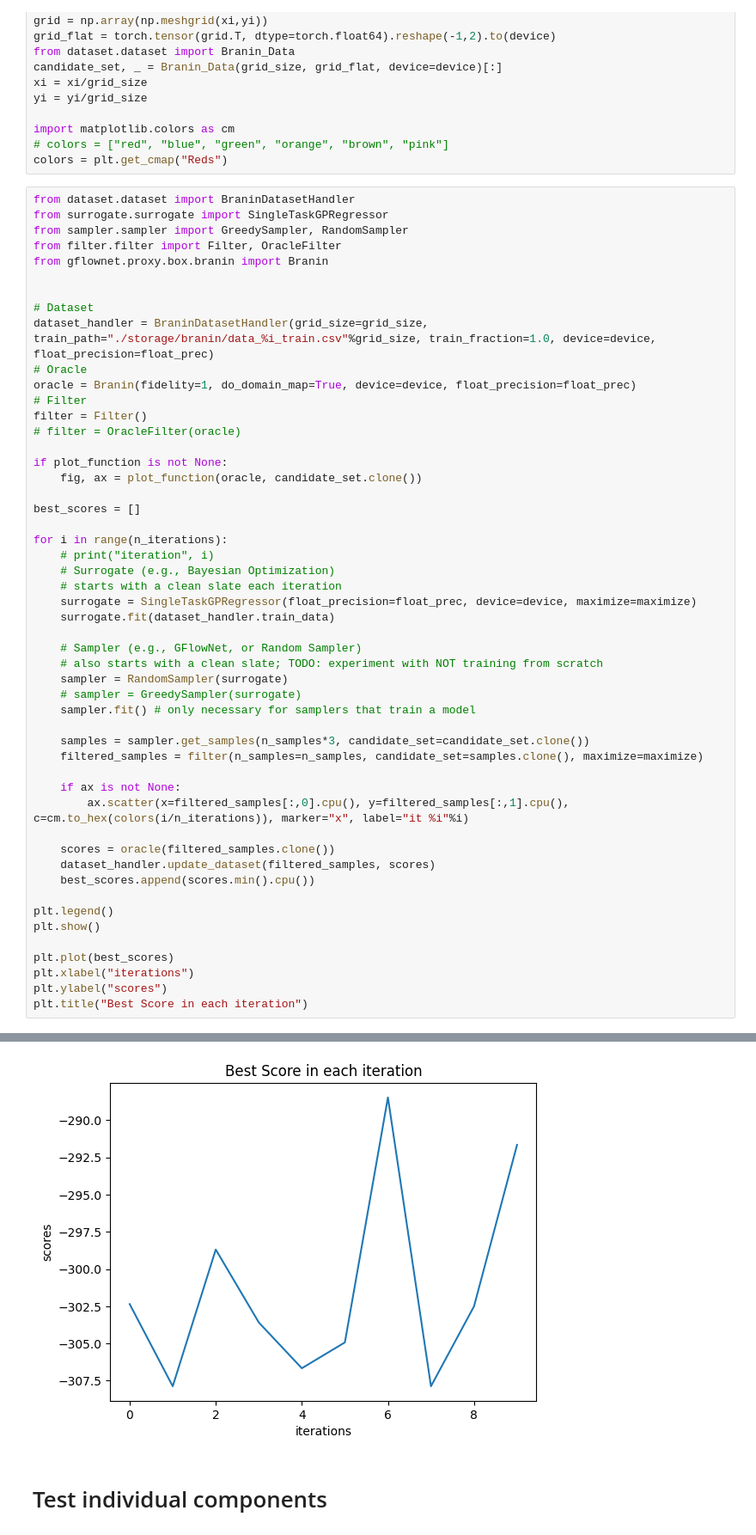
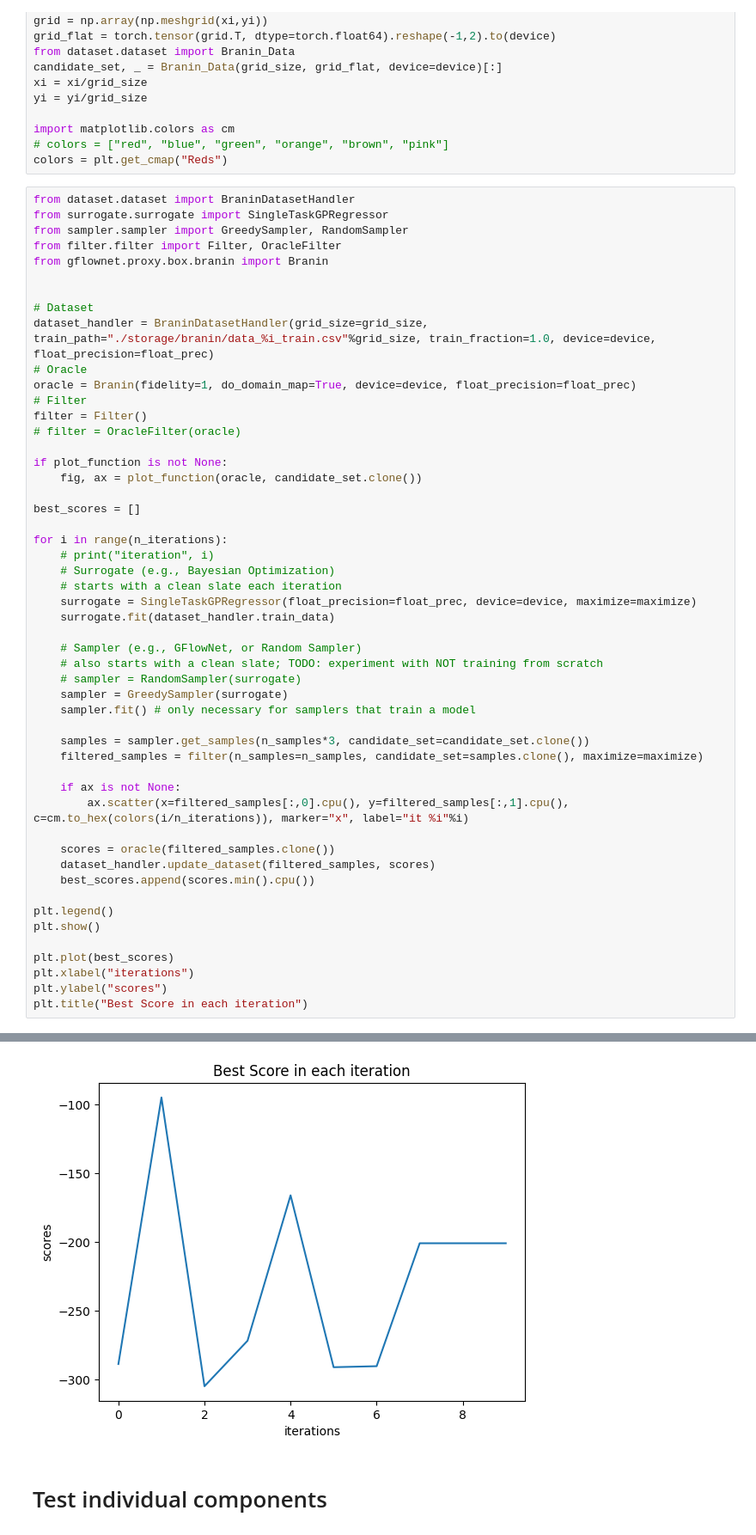
Before and after one commit to alexhernandezgarcia/activelearning, a Jupyter notebook: my_package/activelearning.ipynb, the cells around one changed output, grey strips where cells are left out. Shown at 86% size. Cells and saved outputs as stored; diff of their text form.

```diff
--- a/my_package/activelearning.ipynb
+++ b/my_package/activelearning.ipynb
@@ -74,8 +74,8 @@ for i in range(n_iterations):
 
     # Sampler (e.g., GFlowNet, or Random Sampler)
     # also starts with a clean slate; TODO: experiment with NOT training from scratch
-    sampler = RandomSampler(surrogate)
-    # sampler = GreedySampler(surrogate)
+    # sampler = RandomSampler(surrogate)
+    sampler = GreedySampler(surrogate)
     sampler.fit() # only necessary for samplers that train a model
 
     samples = sampler.get_samples(n_samples*3, candidate_set=candidate_set.clone())
@@ -100,5 +100,5 @@ plt.title("Best Score in each iteration")
 Text(0.5, 1.0, 'Best Score in each iteration')
-[figure, old version]
+[figure, new version]
 # %% [markdown]
 # Test individual components
 # %%
```
Also changed, not shown: parts of 1 cell of this notebook, 1 other file.
